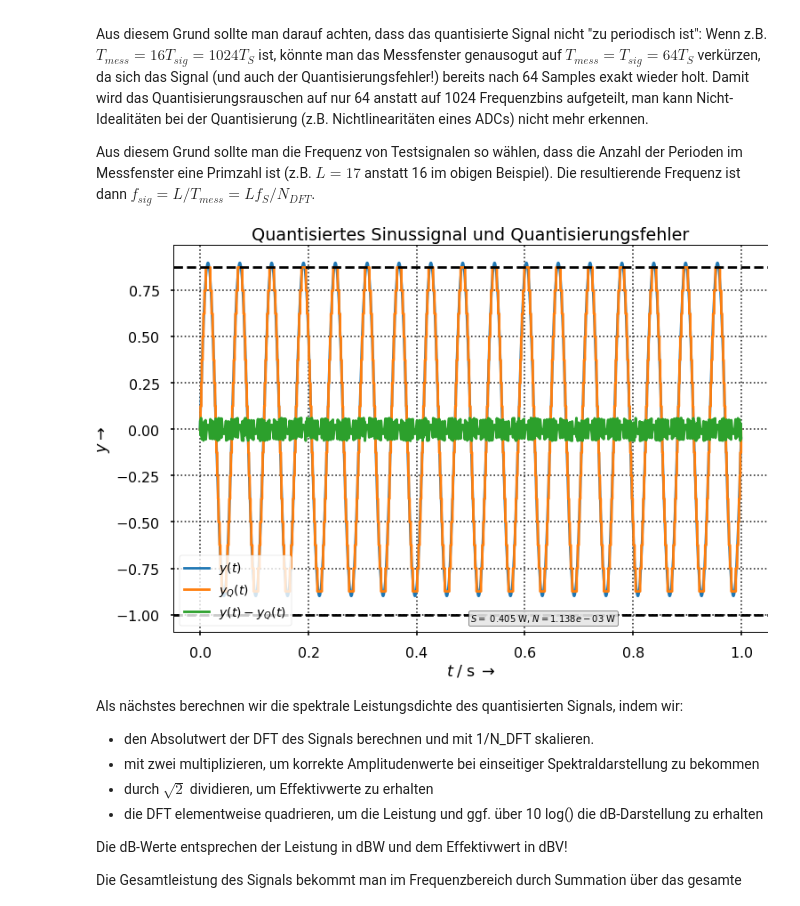
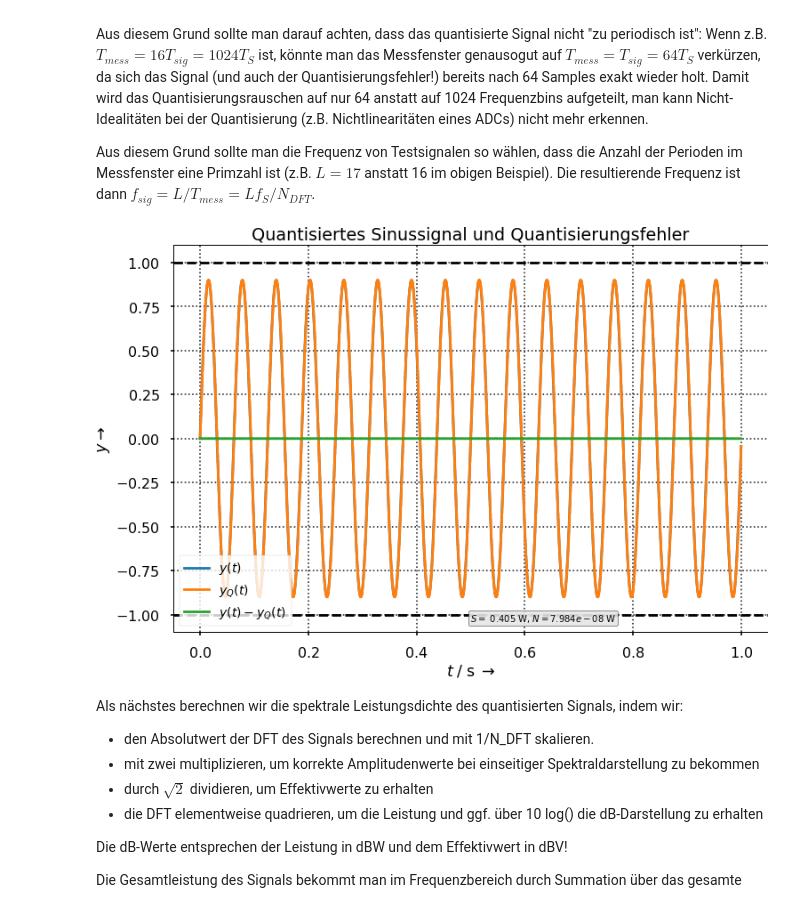
Before and after one commit to chipmuenk/dsp, a Jupyter notebook: notebooks/08_NOI/NOI_Quantisierung.ipynb, the cells around one changed output. Cells and saved outputs as stored; diff of their text form; code cells hidden in the pictures.

```diff
--- a/notebooks/08_NOI/NOI_Quantisierung.ipynb
+++ b/notebooks/08_NOI/NOI_Quantisierung.ipynb
@@ -39,14 +39,14 @@ Aus diesem Grund sollte man darauf achten, dass das quantisierte Signal nicht "z
 Aus diesem Grund sollte man die Frequenz von Testsignalen so wählen, dass die Anzahl der Perioden im Messfenster eine Primzahl ist (z.B. $L = 17$ anstatt 16 im obigen Beispiel). Die resultierende Frequenz ist dann $f_{sig} = L/T_{mess} = L f_S / N_{DFT}$.
 # %%
 N_FFT = 2048    # Anzahl Datenpunkte für FFT
-f_S = 2048       # Abtastfrequenz (eigentlich beliebig, ergibt Skalierungsfaktor)
+f_S = 2048      # Abtastfrequenz (eigentlich beliebig, ergibt Skalierungsfaktor)
 f_S_Print = 50   # Abtastfrequenz für Plot
 unit = ""
 Ts = 1 / f_S    # Abtastperiode
 t = arange(N_FFT) * Ts # Zeitvektor 0 ... (Nx-1) Ts
 
 # Definiere und instanziiere Quantizer:
-q_adc = {'WI':0, 'WF':3, 'quant':'round', 'ovfl': 'sat'}
+q_adc = {'WI':0, 'WF':10, 'quant':'round', 'ovfl': 'sat'}
 fx_adc = fx.Fixed(q_adc)
 #########################################################################
 # Vorbelegen der Vektoren mit Nullen zur Initialisierung und Beschleunigung
@@ -54,35 +54,35 @@ x  = zeros(N_FFT) # Eingangssignal
 xq = zeros(N_FFT) #   "  (quantisiert durch ADC)
 #########################################################################
 # Definiere Testsignal für eine kohärente DFT ohne Leckeffekt
-N_per = 17 # Anzahl der Perioden des Signals im DFT-Rechteckfenster (mögl. prim)
+N_per = 16 # Anzahl der Perioden des Signals im DFT-Rechteckfenster (mögl. prim)
 a_sig = 0.9  # Signalamplitude
 fsig = f_S * N_per / N_FFT
 y = a_sig * sin(2*pi*t*fsig) #Testsignal mit Startphase
 #y = a_sig * sin(2*pi*t*fsig+1) + 0.001*sin(2*pi*t*251) #Two-Tone Testsignal
 
 ### Input Quantization (ADC, q_adc)
 ### add uniform dithering noise, -1/4 LSB < eps_N < 1/4 LSB
 #x += 2**(-q_adc['WF']-2)*np.random.rand(len(x))
 
 yq = fx_adc.fixp(y) # quantisiere
 
 if fx_adc.N_over:
     print('Anzahl der Überläufe = ', fx_adc.N_over)
 
 fig1,ax1 = plt.subplots(1, **figsize)
 ax1.set_title('Quantisiertes Sinussignal und Quantisierungsfehler')
 ax1.plot(t, y, label = r'$y(t)$')
 ax1.step(t, yq, where = 'post', label = r'$y_Q(t)$')
 ax1.plot(t, y-yq, label = r'$y(t) - y_Q(t)$')
 ax1.legend(fontsize = 14)
 ax1.set_xlabel(r'$t \; \mathrm{/ \; s} \; \rightarrow$'); ax1.set_ylabel(r'$y \rightarrow$')
 ax1.axhline(y = 2*fx_adc.MSB-fx_adc.LSB, linestyle = '--', color = 'k')
 ax1.axhline(y = -2*fx_adc.MSB, linestyle = '--', color = 'k');
 
 ax1.text(0.5,0.05,r'$S =$ {0:g} W, $N = {1:.3e}$ W'.format(np.sum(y*y)/N_FFT, np.sum((y-yq)**2)/N_FFT),
         transform = ax1.transAxes, ha='left', va='top', bbox=dict(facecolor='0.9', alpha=0.9, boxstyle="round, pad=0.2"));
 # %% [output]
-[figure, old version]
+[figure, new version]
 # %% [markdown]
 Als nächstes berechnen wir die spektrale Leistungsdichte des quantisierten Signals, indem wir:
 
```
Also changed, not shown: parts of 1 cell of this notebook, 2 other files.
